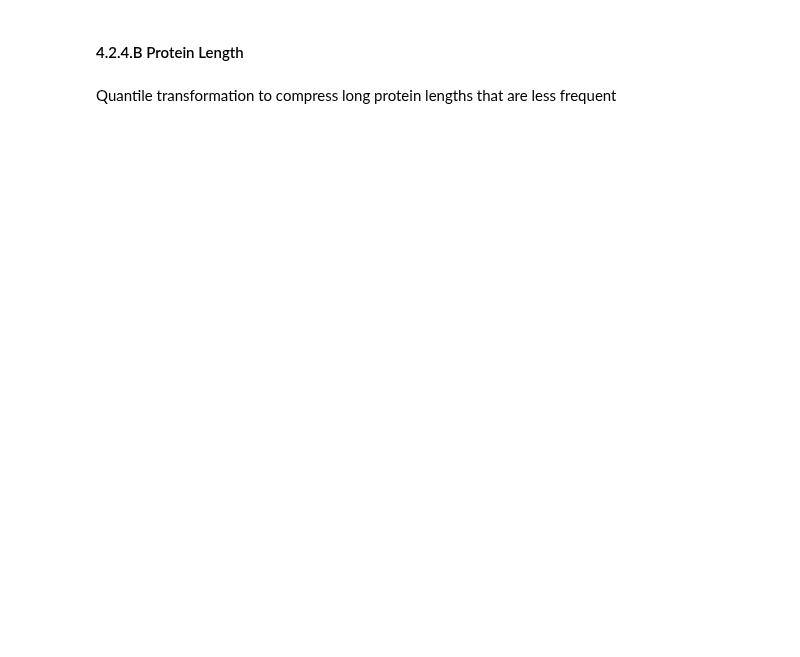
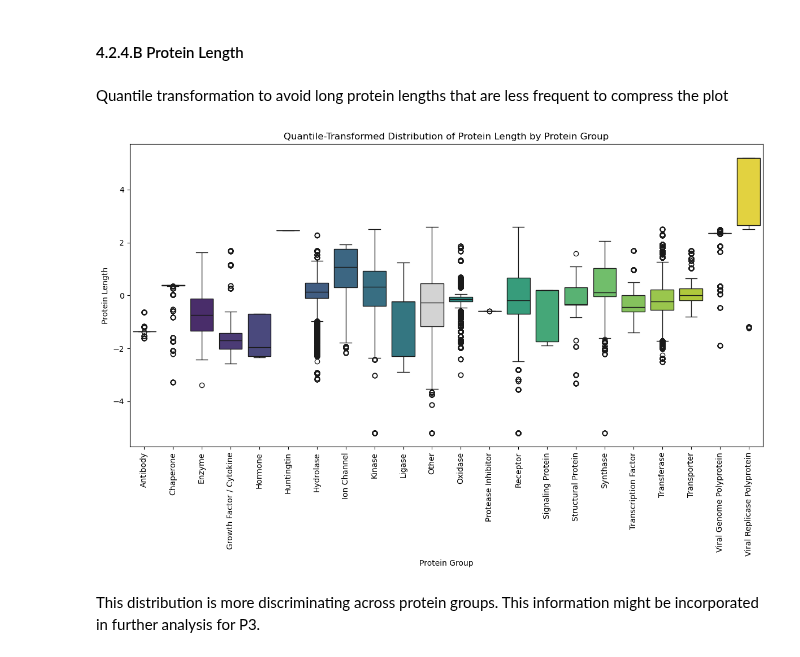
Before and after one commit to epfl-ada/ada-2024-project-abrac-adabra, a Jupyter notebook: results.ipynb, the cells around one changed output. Drawn from its saved outputs; the diff is of its cells as text; code cells hidden in the pictures; blank space fills up the shorter version.

```diff
--- a/results.ipynb
+++ b/results.ipynb
@@ -442,21 +476,26 @@ plt.show()
 # %% [markdown]
 #### 4.2.4.B Protein Length
+# %% [markdown]
+Quantile transformation to avoid long protein lengths that are less frequent to compress the plot
 # %%
+transformer = QuantileTransformer(output_distribution='normal')
+df['Quantile_length'] = transformer.fit_transform(df[['target_chain_length']])
+
 plt.figure(figsize=(12, 8))
 
-# Boxplot => Protein Length
+# Boxplot => Quantile-Transformed Protein Length
 sns.boxplot(
-    data=df, x='Protein Group', y='target_chain_length',
+    data=df, x='Protein Group', y='Quantile_length',
     order=color_dict.keys(), palette=color_dict, hue='Protein Group'
 )
 
 # Plotting param
 plt.xticks(rotation=90)
 plt.xlabel("Protein Group")
 plt.ylabel("Protein Length")
-plt.title("Distribution of Protein Length by Protein Group")
+plt.title("Quantile-Transformed Distribution of Protein Length Assembled by Protein Group")
 plt.tight_layout()  # Used to avoid label overlap
 
 plt.show()
+# %% [output]
+[figure, added]
-# %% [markdown]
-Quantile transformation to compress long protein lengths that are less frequent
@@ -482,0 +502,2 @@ plt.show()
+# %% [markdown]
+This distribution is more discriminating across protein groups. This information might be incorporated in further analysis for P3.
```
Also changed, not shown: parts of 13 cells of this notebook.
